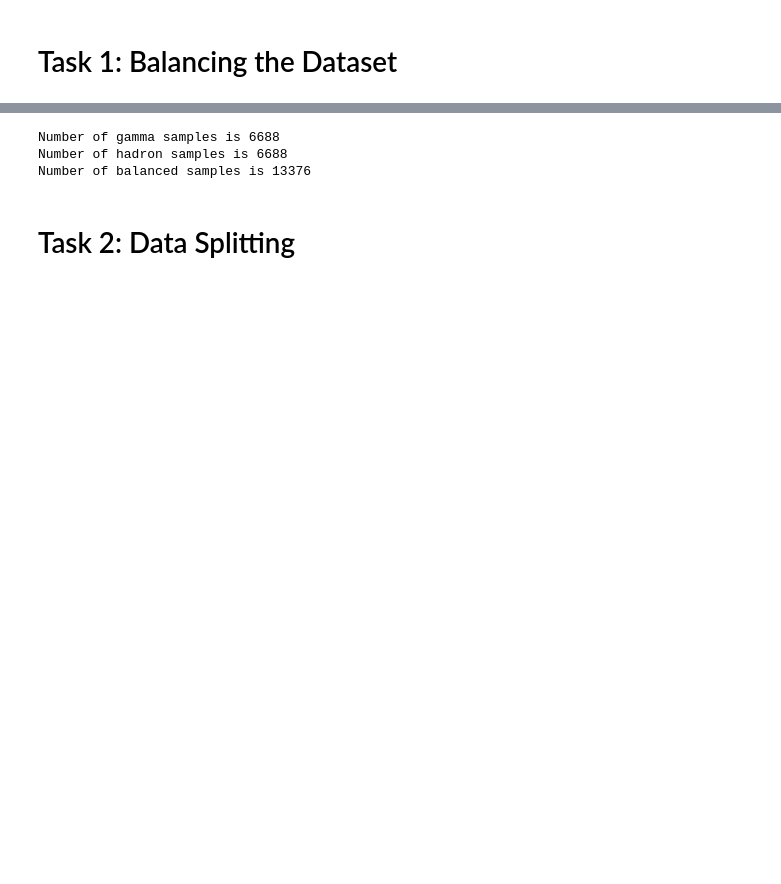
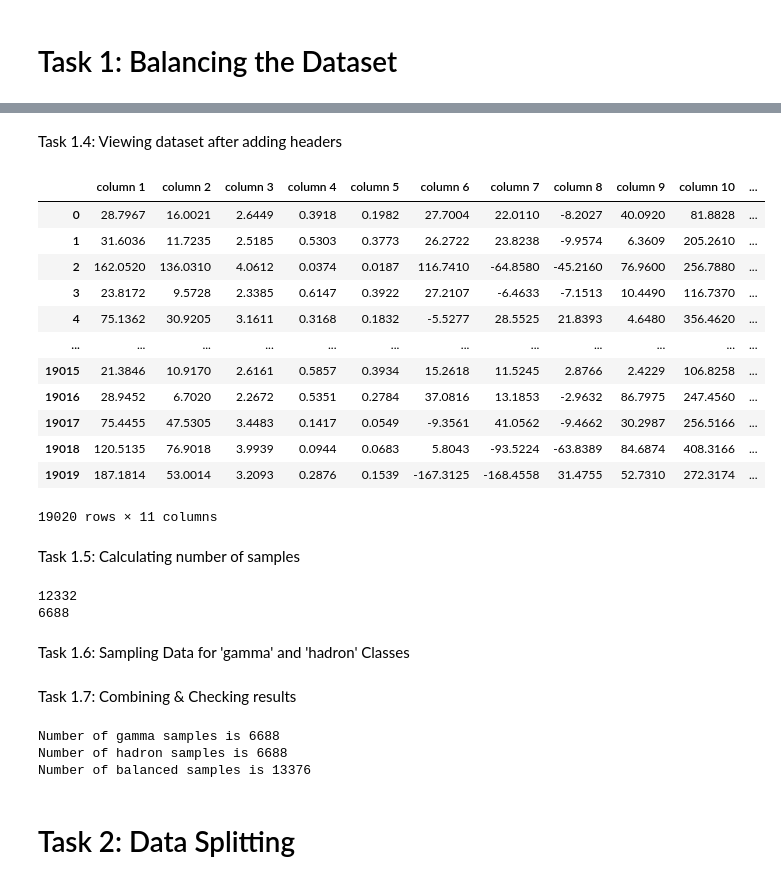
Before and after one commit to AAAyoub3/Classification-Regression, a Jupyter notebook: classification.ipynb, the cells around one changed output, grey strips where cells are left out. Saved outputs shown, nothing was run; the diff lists cells and outputs as text; code cells hidden in the pictures; blank space fills up the shorter version.

```diff
--- a/classification.ipynb
+++ b/classification.ipynb
@@ -2,0 +34,30 @@
+# %% [markdown]
+Task 1.4: Viewing dataset after adding headers
+# %%
+data
+# %% [output]
+|  | column 1 | column 2 | column 3 | column 4 | column 5 | column 6 | column 7 | column 8 | column 9 | column 10 | ... |
+| 0 | 28.7967 | 16.0021 | 2.6449 | 0.3918 | 0.1982 | 27.7004 | 22.0110 | -8.2027 | 40.0920 | 81.8828 | ... |
+| 1 | 31.6036 | 11.7235 | 2.5185 | 0.5303 | 0.3773 | 26.2722 | 23.8238 | -9.9574 | 6.3609 | 205.2610 | ... |
+| 2 | 162.0520 | 136.0310 | 4.0612 | 0.0374 | 0.0187 | 116.7410 | -64.8580 | -45.2160 | 76.9600 | 256.7880 | ... |
+| 3 | 23.8172 | 9.5728 | 2.3385 | 0.6147 | 0.3922 | 27.2107 | -6.4633 | -7.1513 | 10.4490 | 116.7370 | ... |
+| 4 | 75.1362 | 30.9205 | 3.1611 | 0.3168 | 0.1832 | -5.5277 | 28.5525 | 21.8393 | 4.6480 | 356.4620 | ... |
+| ... | ... | ... | ... | ... | ... | ... | ... | ... | ... | ... | ... |
+| 19015 | 21.3846 | 10.9170 | 2.6161 | 0.5857 | 0.3934 | 15.2618 | 11.5245 | 2.8766 | 2.4229 | 106.8258 | ... |
+| 19016 | 28.9452 | 6.7020 | 2.2672 | 0.5351 | 0.2784 | 37.0816 | 13.1853 | -2.9632 | 86.7975 | 247.4560 | ... |
+| 19017 | 75.4455 | 47.5305 | 3.4483 | 0.1417 | 0.0549 | -9.3561 | 41.0562 | -9.4662 | 30.2987 | 256.5166 | ... |
+| 19018 | 120.5135 | 76.9018 | 3.9939 | 0.0944 | 0.0683 | 5.8043 | -93.5224 | -63.8389 | 84.6874 | 408.3166 | ... |
+| 19019 | 187.1814 | 53.0014 | 3.2093 | 0.2876 | 0.1539 | -167.3125 | -168.4558 | 31.4755 | 52.7310 | 272.3174 | ... |
+19020 rows × 11 columns
+# %% [markdown]
+Task 1.5: Calculating number of samples
+# %%
+num_gamma = (data['class'] == 'g').sum()
+num_hadron = (data['class'] == 'h').sum()
+print(num_gamma)
+print(num_hadron)
+# %% [output]
+12332
+6688
+# %% [markdown]
+Task 1.6: Sampling Data for 'gamma' and 'hadron' Classes
@@ -3 +68,3 @@
+# %% [markdown]
+Task 1.7: Combining & Checking results
 # %%
```
Also changed, not shown: parts of 20 cells of this notebook, 1 other file.
